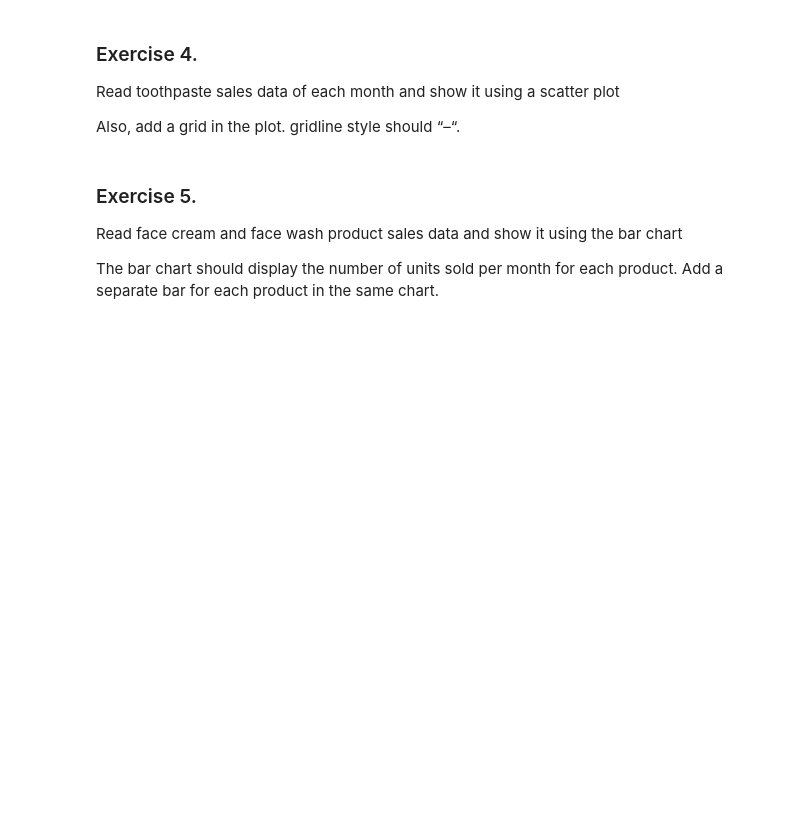
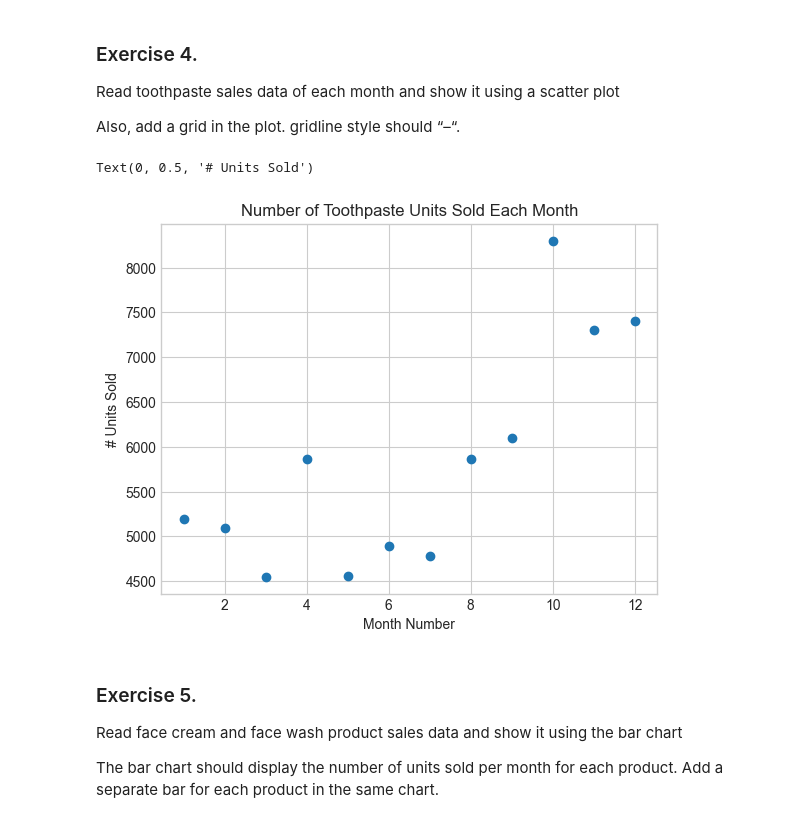
Before and after one commit to AmryAnn/tts-ds-fundamentals-course, a Jupyter notebook: datascience/python/11_mod_matplotlib/MatPlotLib_HW.ipynb, the cells around one changed output. Cells and saved outputs as stored; diff of their text form; code cells hidden in the pictures; blank space fills up the shorter version.

```diff
--- a/datascience/python/11_mod_matplotlib/MatPlotLib_HW.ipynb
+++ b/datascience/python/11_mod_matplotlib/MatPlotLib_HW.ipynb
@@ -94,6 +94,15 @@ Text(0, 0.5, 'Number Units Sold')
 Read toothpaste sales data of each month and show it using a scatter plot
 
 Also, add a grid in the plot. gridline style should “–“.
+# %%
+plt.scatter(x, sales.toothpaste)
+plt.grid(which='both', axis='both', linestyle='-')
+plt.title("Number of Toothpaste Units Sold Each Month")
+plt.xlabel("Month Number")
+plt.ylabel("# Units Sold")
+# %% [output]
+Text(0, 0.5, '# Units Sold')
+[figure, added]
 # %% [markdown]
 ### Exercise 5.
 
```
Also changed, not shown: parts of 9 cells of this notebook, 4 other files.
